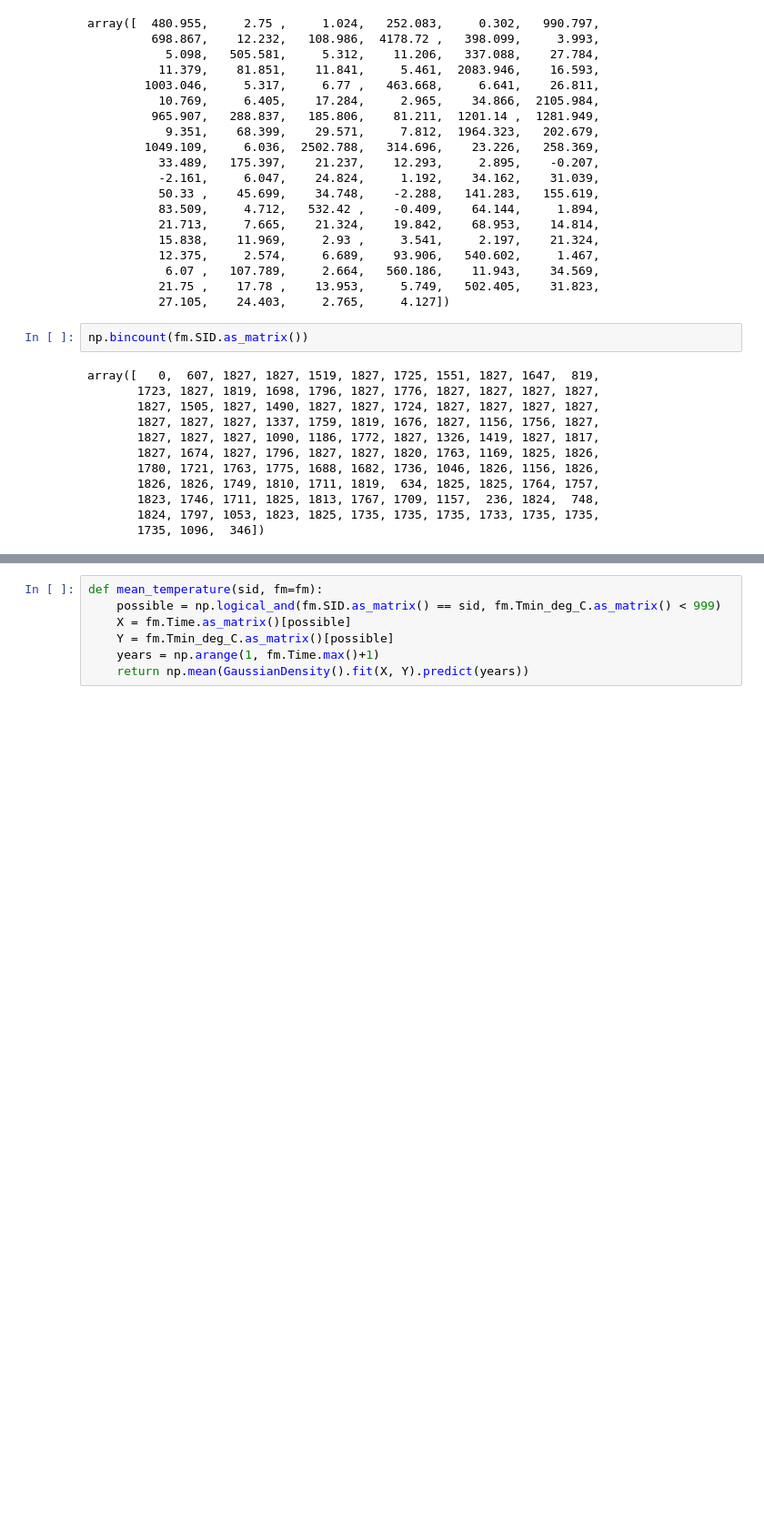
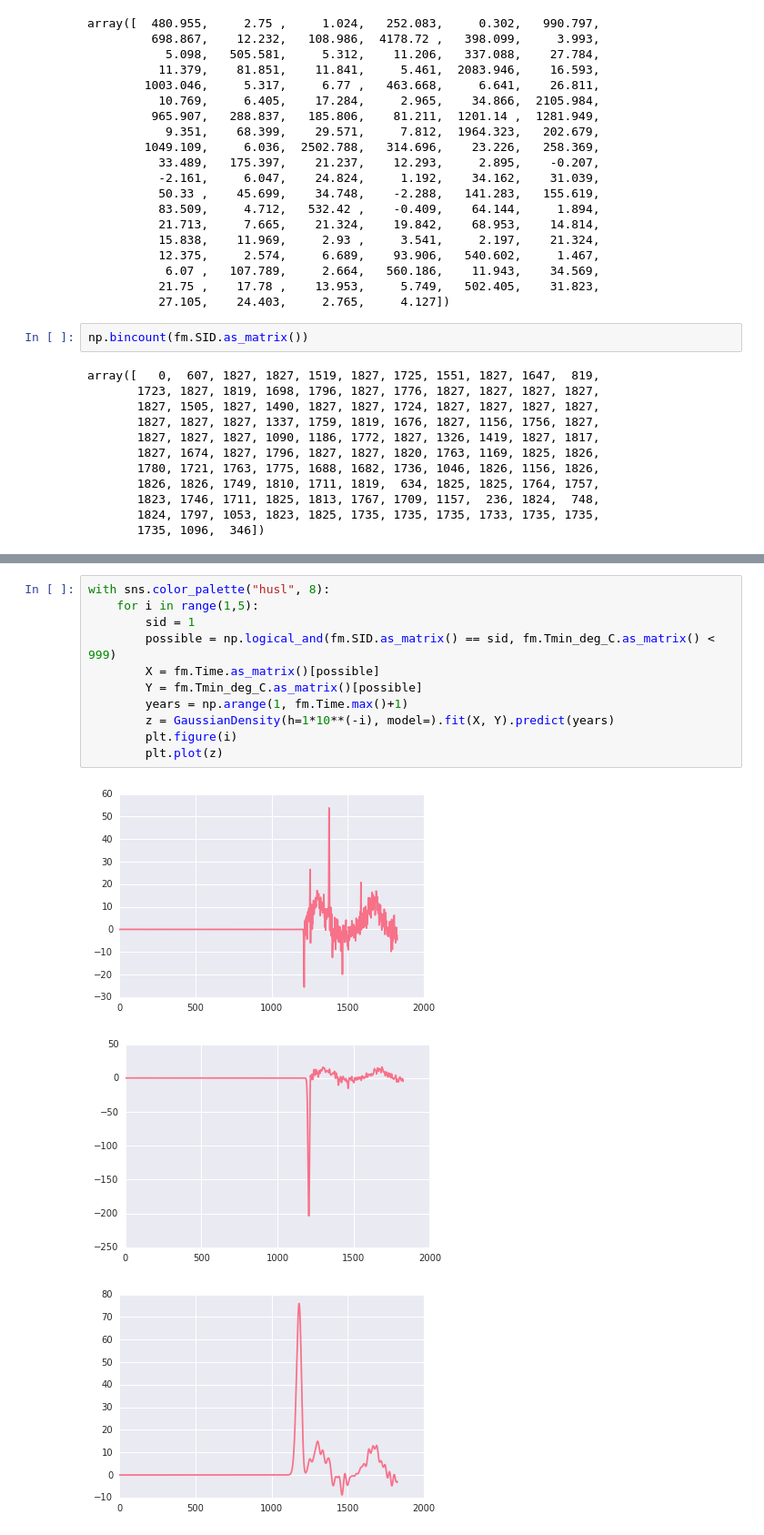
Before and after one commit to DarwinSenior/cs498, a Jupyter notebook: assignment7/KernelMethods.ipynb, the cells around one changed output, grey strips where cells are left out. Shown at 91% size. Cells and saved outputs as stored; diff of their text form; blank space fills up the shorter version.

```diff
--- a/assignment7/KernelMethods.ipynb
+++ b/assignment7/KernelMethods.ipynb
@@ -157,7 +123,15 @@ X = X.reshape(X.size, 1)
 # %%
-def mean_temperature(sid, fm=fm):
-    possible = np.logical_and(fm.SID.as_matrix() == sid, fm.Tmin_deg_C.as_matrix() < 999)
-    X = fm.Time.as_matrix()[possible]
-    Y = fm.Tmin_deg_C.as_matrix()[possible]
-    years = np.arange(1, fm.Time.max()+1)
-    return np.mean(GaussianDensity().fit(X, Y).predict(years))
+with sns.color_palette("husl", 8):
+    for i in range(1,5):
+        sid = 1
+        possible = np.logical_and(fm.SID.as_matrix() == sid, fm.Tmin_deg_C.as_matrix() < 999)
+        X = fm.Time.as_matrix()[possible]
+        Y = fm.Tmin_deg_C.as_matrix()[possible]
+        years = np.arange(1, fm.Time.max()+1)
+        z = GaussianDensity(h=1*10**(-i), model=).fit(X, Y).predict(years)
+        plt.figure(i)
+        plt.plot(z)
+# %% [output]
+[figure, added]
+[figure, added]
+[figure, added]
```
Also changed, not shown: parts of 22 cells of this notebook.
